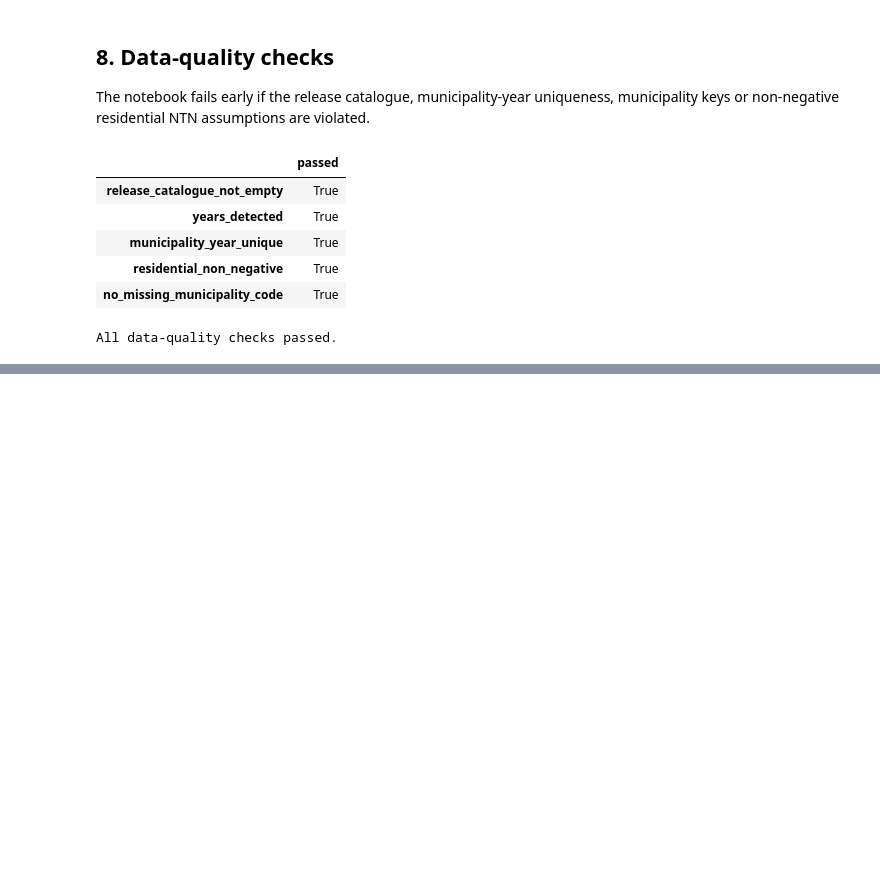
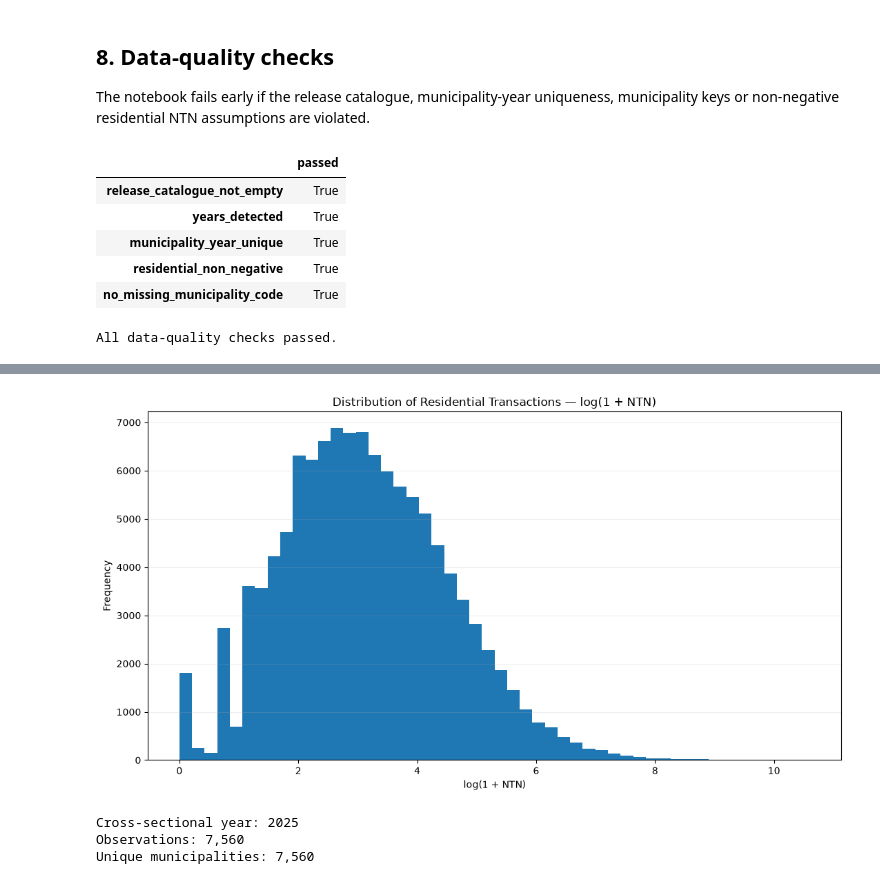
Before and after one commit to danielematix67-boop/italian-real-estate-analysis, a Jupyter notebook: notebooks/02_omi_transactions_exploration.ipynb, the cells around one changed output, grey strips where cells are left out. Cells and saved outputs as stored; diff of their text form; code cells hidden in the pictures; blank space fills up the shorter version.

```diff
--- a/notebooks/02_omi_transactions_exploration.ipynb
+++ b/notebooks/02_omi_transactions_exploration.ipynb
@@ -1253,0 +1409,35 @@ All data-quality checks passed.
+# %%
+log_ntn = np.log1p(
+    market_panel['ntn_res']
+)
+
+fig, ax = plt.subplots(figsize=(11, 6))
+
+ax.hist(
+    log_ntn,
+    bins=50
+)
+
+ax.set_title('Distribution of Residential Transactions — log(1 + NTN)')
+ax.set_xlabel('log(1 + NTN)')
+ax.set_ylabel('Frequency')
+ax.grid(axis='y', alpha=0.2)
+
+fig.tight_layout()
+plt.show()
+# %% [output]
+[figure, added]
+# %%
+latest_year = market_panel['year'].max()
+
+latest_market = market_panel[
+    market_panel['year'].eq(latest_year)
+].copy()
+
+print(f'Cross-sectional year: {latest_year}')
+print(f'Observations: {len(latest_market):,}')
+print(f'Unique municipalities: {latest_market["codcom"].nunique():,}')
+# %% [output]
+Cross-sectional year: 2025
+Observations: 7,560
+Unique municipalities: 7,560
```
Also changed, not shown: parts of 23 cells of this notebook, 1 other file.
